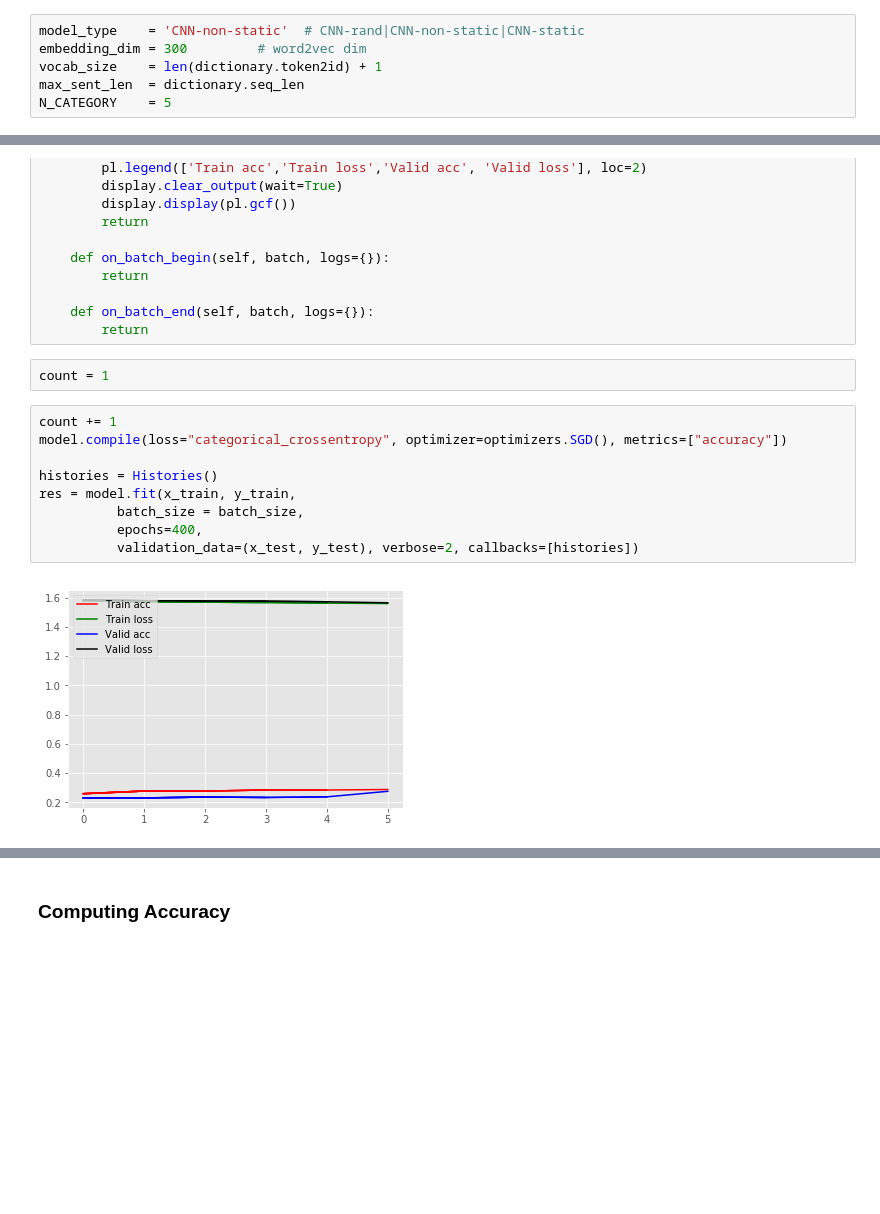
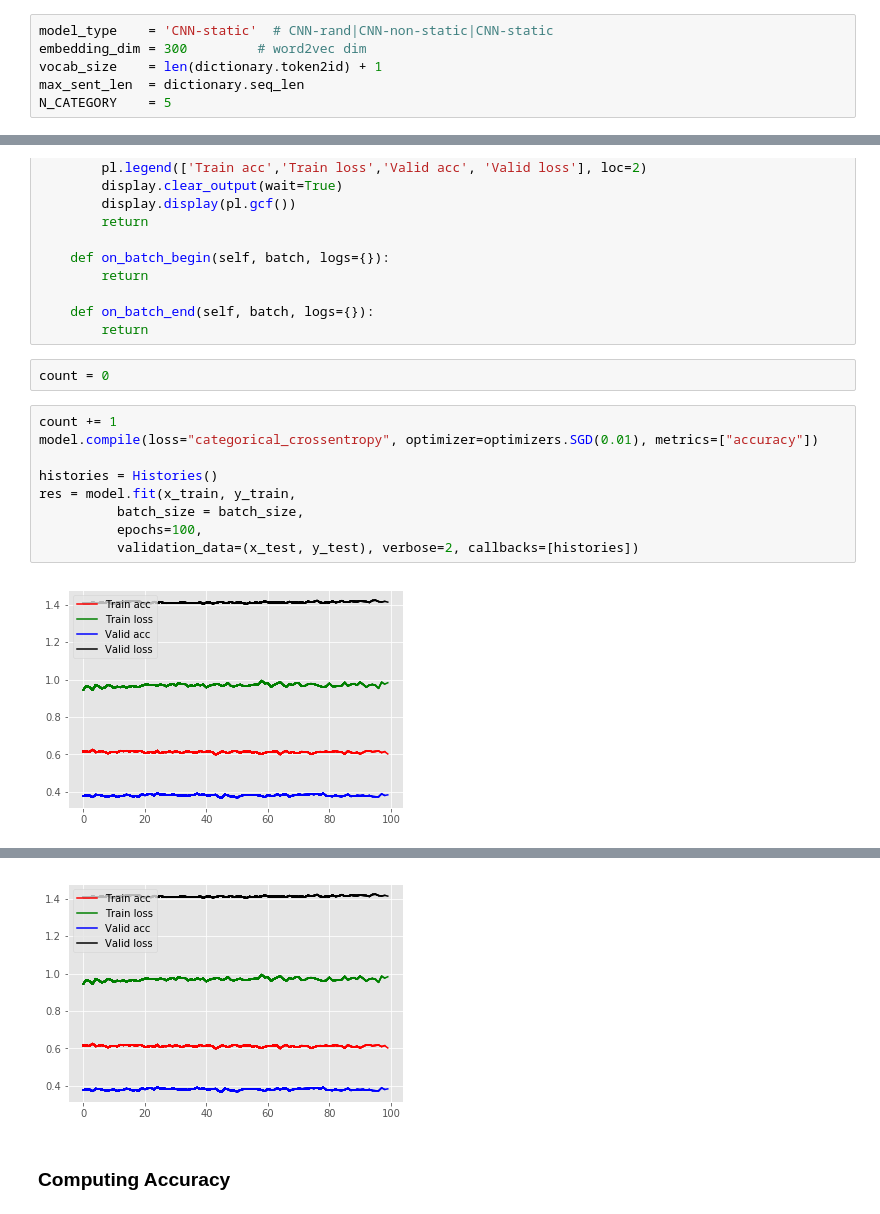
Before and after one commit to svjan5/CNN-for-text-classification, a Jupyter notebook: CNN/CNN_Main/CNN_SST.ipynb, the cells around one changed output, grey strips where cells are left out. Drawn from its saved outputs; the diff is of its cells as text; blank space fills up the shorter version.

```diff
--- a/CNN/CNN_Main/CNN_SST.ipynb
+++ b/CNN/CNN_Main/CNN_SST.ipynb
@@ -40,7 +44,7 @@ print(x_train.shape, y_train.shape, x_test.shape, y_test.shape)
 # %% [markdown]
 ### Model Paremeters
 # %%
-model_type    = 'CNN-non-static'  # CNN-rand|CNN-non-static|CNN-static
+model_type    = 'CNN-static'  # CNN-rand|CNN-non-static|CNN-static
 embedding_dim = 300         # word2vec dim
 vocab_size    = len(dictionary.token2id) + 1
 max_sent_len  = dictionary.seq_len
@@ -180,15 +184,15 @@ class Histories(keras.callbacks.Callback):
     def on_batch_end(self, batch, logs={}):
         return
 # %%
-count = 1
+count = 0
 # %%
 count += 1
-model.compile(loss="categorical_crossentropy", optimizer=optimizers.SGD(), metrics=["accuracy"])
+model.compile(loss="categorical_crossentropy", optimizer=optimizers.SGD(0.01), metrics=["accuracy"])
 
 histories = Histories()
 res = model.fit(x_train, y_train,
           batch_size = batch_size,
-          epochs=400,
+          epochs=100,
           validation_data=(x_test, y_test), verbose=2, callbacks=[histories])
 # %% [output]
-[figure, old version]
+[figure, new version]
@@ -197,3 +200,4 @@ Epoch 7/400
+[figure, added]
 # %% [markdown]
 ### Computing Accuracy
 # %%
```
Also changed, not shown: parts of 5 cells of this notebook, 6 other files.
